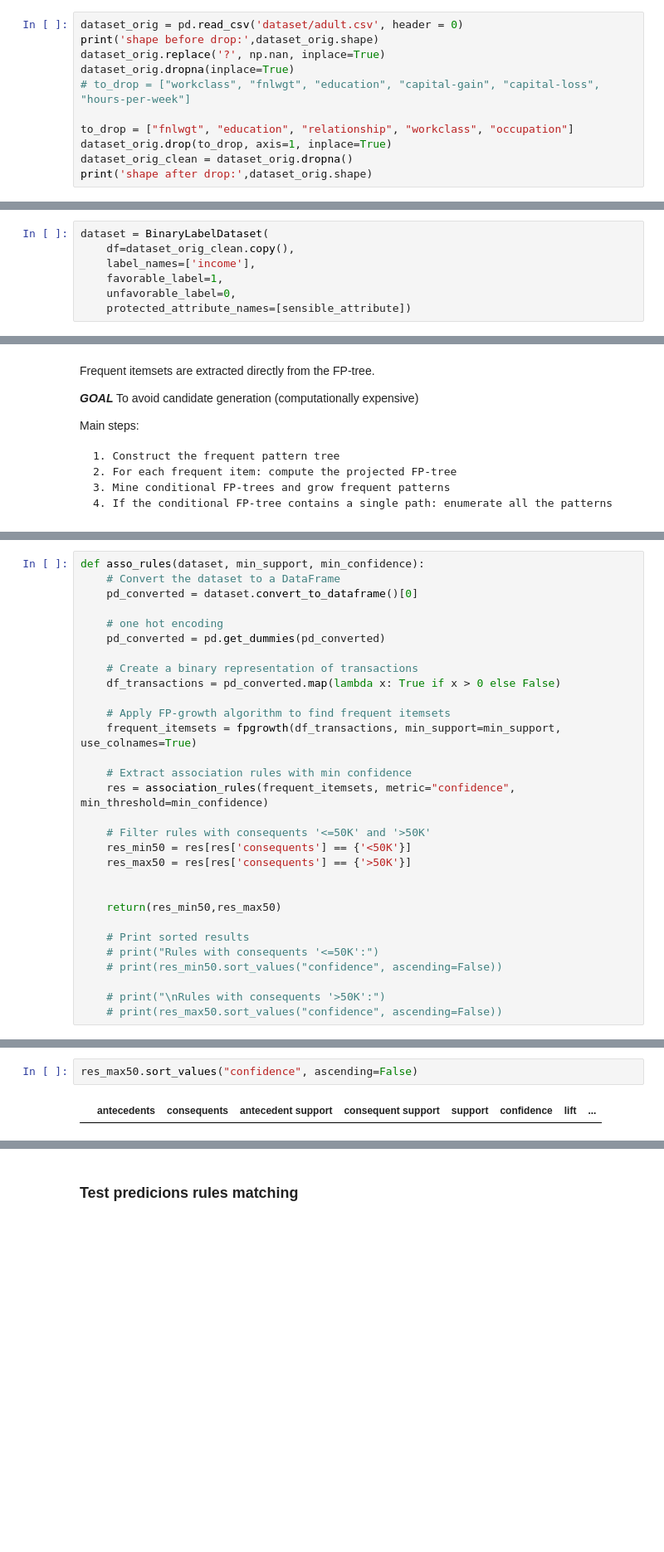
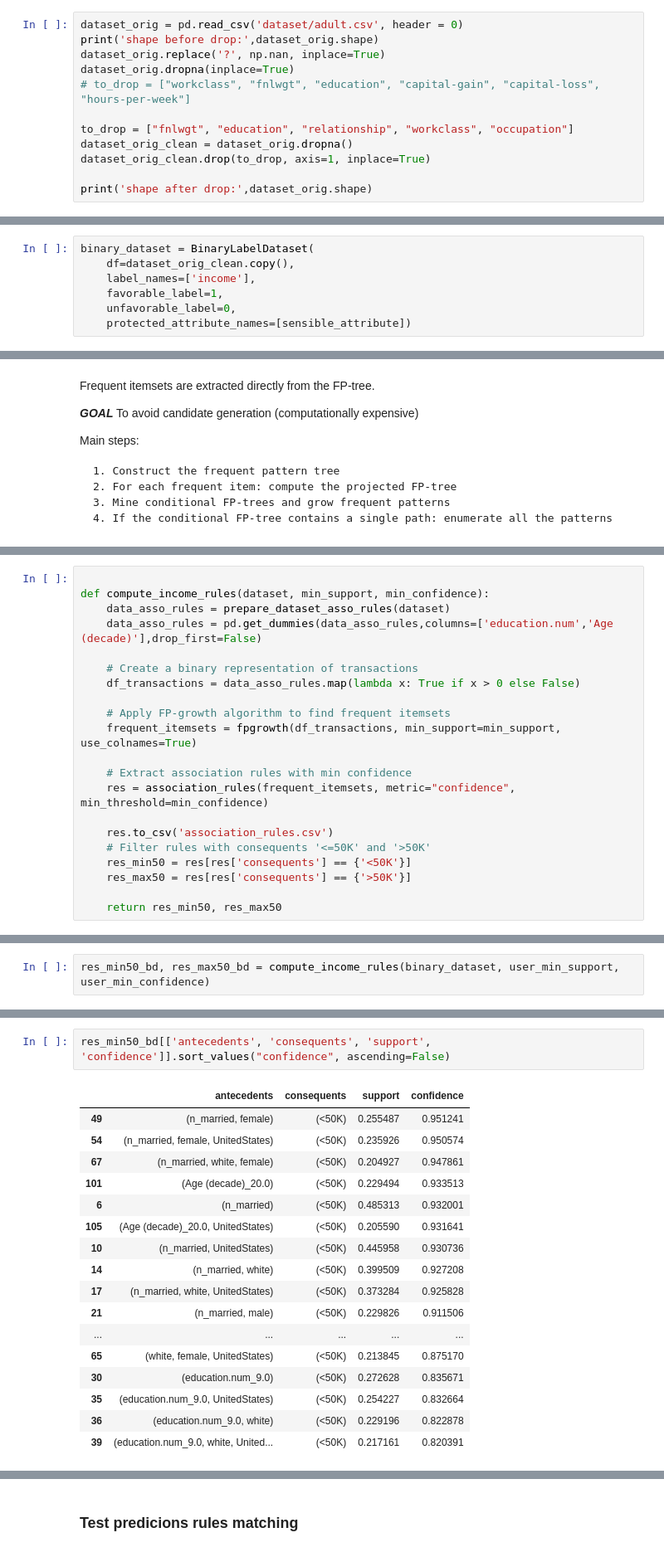
Before and after one commit to alb-p/post_processing_pipeline, a Jupyter notebook: pp_pipeline.ipynb, the cells around one changed output, grey strips where cells are left out. Shown at 83% size. Cells and saved outputs as stored; diff of their text form; blank space fills up the shorter version.

```diff
--- a/pp_pipeline.ipynb
+++ b/pp_pipeline.ipynb
@@ -228,8 +236,9 @@ dataset_orig.dropna(inplace=True)
 # to_drop = ["workclass", "fnlwgt", "education", "capital-gain", "capital-loss", "hours-per-week"]
 
 to_drop = ["fnlwgt", "education", "relationship", "workclass", "occupation"]
-dataset_orig.drop(to_drop, axis=1, inplace=True)
 dataset_orig_clean = dataset_orig.dropna()
+dataset_orig_clean.drop(to_drop, axis=1, inplace=True)
+
 print('shape after drop:',dataset_orig.shape)
 # %% [output]
 shape before drop: (32561, 15)
@@ -331,7 +356,7 @@ plt.show()
 # %% [output]
 [figure]
 # %%
-dataset = BinaryLabelDataset(
+binary_dataset = BinaryLabelDataset(
     df=dataset_orig_clean.copy(),
     label_names=['income'],
     favorable_label=1,
@@ -686,13 +721,11 @@ def compute_and_print_association_rules(dataset, min_support, min_confidence):
 # %%
-def asso_rules(dataset, min_support, min_confidence):
-    # Convert the dataset to a DataFrame
-    pd_converted = dataset.convert_to_dataframe()[0]
 
-    # one hot encoding
-    pd_converted = pd.get_dummies(pd_converted)
+def compute_income_rules(dataset, min_support, min_confidence):
+    data_asso_rules = prepare_dataset_asso_rules(dataset)
+    data_asso_rules = pd.get_dummies(data_asso_rules,columns=['education.num','Age (decade)'],drop_first=False)
 
     # Create a binary representation of transactions
-    df_transactions = pd_converted.map(lambda x: True if x > 0 else False)
+    df_transactions = data_asso_rules.map(lambda x: True if x > 0 else False)
 
     # Apply FP-growth algorithm to find frequent itemsets
     frequent_itemsets = fpgrowth(df_transactions, min_support=min_support, use_colnames=True)
@@ -700,16 +733,9 @@ def asso_rules(dataset, min_support, min_confidence):
     # Extract association rules with min confidence
     res = association_rules(frequent_itemsets, metric="confidence", min_threshold=min_confidence)
 
+    res.to_csv('association_rules.csv')
     # Filter rules with consequents '<=50K' and '>50K'
     res_min50 = res[res['consequents'] == {'<50K'}]
     res_max50 = res[res['consequents'] == {'>50K'}]
 
-
-    return(res_min50,res_max50)
-
-    # Print sorted results
-    # print("Rules with consequents '<=50K':")
-    # print(res_min50.sort_values("confidence", ascending=False))
-
-    # print("\nRules with consequents '>50K':")
-    # print(res_max50.sort_values("confidence", ascending=False))
+    return res_min50, res_max50
@@ -838,0 +751,2 @@ res.to_csv('association_rules.csv', index=False)
+# %%
+res_min50_bd, res_max50_bd = compute_income_rules(binary_dataset, user_min_support, user_min_confidence)
@@ -839,4 +765,20 @@ res.to_csv('association_rules.csv', index=False)
 # %%
-res_max50.sort_values("confidence", ascending=False)
+res_min50_bd[['antecedents', 'consequents', 'support', 'confidence']].sort_values("confidence", ascending=False)
 # %% [output]
-|  | antecedents | consequents | antecedent support | consequent support | support | confidence | lift | ... |
+|  | antecedents | consequents | support | confidence |
+| 49 | (n_married, female) | (<50K) | 0.255487 | 0.951241 |
+| 54 | (n_married, female, UnitedStates) | (<50K) | 0.235926 | 0.950574 |
+| 67 | (n_married, white, female) | (<50K) | 0.204927 | 0.947861 |
+| 101 | (Age (decade)_20.0) | (<50K) | 0.229494 | 0.933513 |
+| 6 | (n_married) | (<50K) | 0.485313 | 0.932001 |
+| 105 | (Age (decade)_20.0, UnitedStates) | (<50K) | 0.205590 | 0.931641 |
+| 10 | (n_married, UnitedStates) | (<50K) | 0.445958 | 0.930736 |
+| 14 | (n_married, white) | (<50K) | 0.399509 | 0.927208 |
+| 17 | (n_married, white, UnitedStates) | (<50K) | 0.373284 | 0.925828 |
+| 21 | (n_married, male) | (<50K) | 0.229826 | 0.911506 |
+| ... | ... | ... | ... | ... |
+| 65 | (white, female, UnitedStates) | (<50K) | 0.213845 | 0.875170 |
+| 30 | (education.num_9.0) | (<50K) | 0.272628 | 0.835671 |
+| 35 | (education.num_9.0, UnitedStates) | (<50K) | 0.254227 | 0.832664 |
+| 36 | (education.num_9.0, white) | (<50K) | 0.229196 | 0.822878 |
+| 39 | (education.num_9.0, white, United... | (<50K) | 0.217161 | 0.820391 |
```
Also changed, not shown: parts of 44 cells of this notebook, 2 other files.
